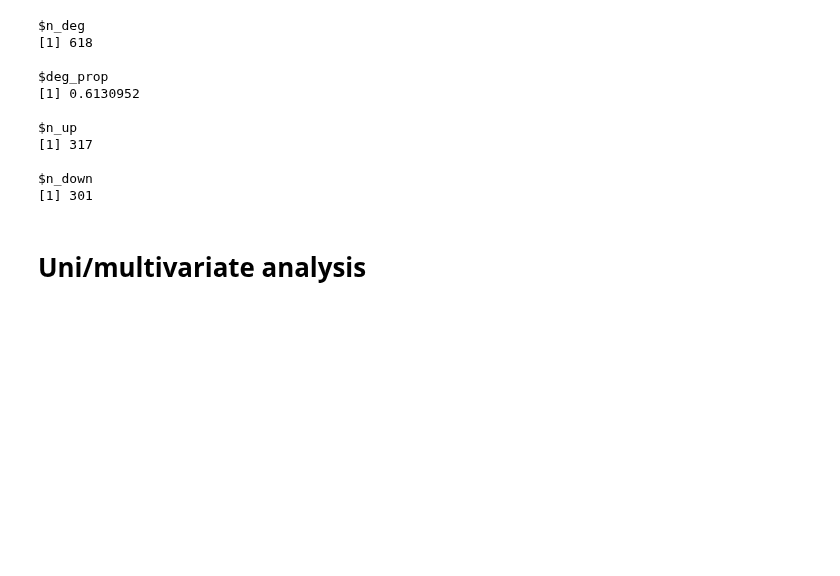
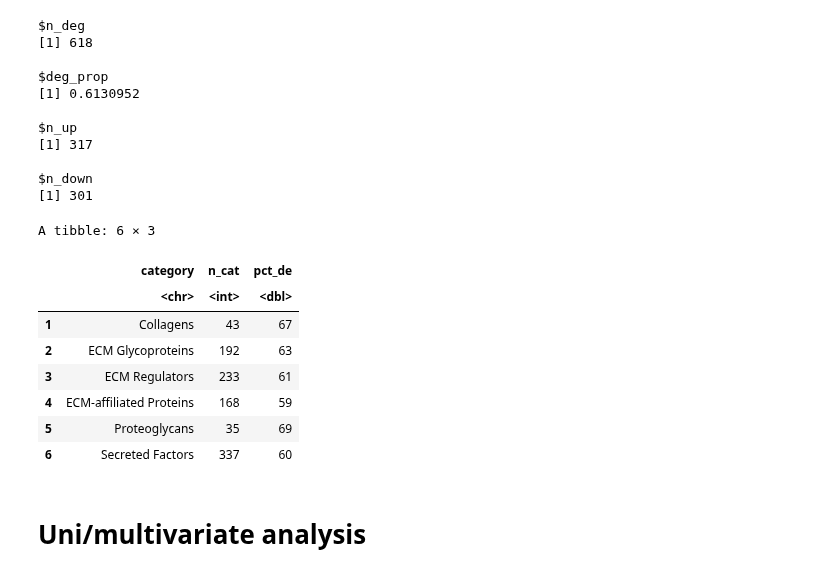
Before and after one commit to fogg-lab/characterizing-ecm-transcriptome-of-endometriosis, a Jupyter notebook: meta_analysis/gene_lists_and_meta.ipynb, the cells around one changed output. Saved outputs shown, nothing was run; the diff lists cells and outputs as text; code cells hidden in the pictures; blank space fills up the shorter version.

```diff
--- a/meta_analysis/gene_lists_and_meta.ipynb
+++ b/meta_analysis/gene_lists_and_meta.ipynb
@@ -116,6 +116,28 @@ $n_up
 
 $n_down
 [1] 301
+# %%
+matrisome_df %>%
+    filter(gene_symbol %in% norm_counts_df$geneID) %>%
+    rename(geneID = gene_symbol) %>%
+    left_join(deseq_results_df, by = c("geneID")) %>%
+    mutate(de = abs(lfc) > lfc_thresh & qval < q_deg_thresh) %>%
+    group_by(category) %>%
+    summarize(n_cat = n(), pct_de = round(sum(de, na.rm = TRUE) / n_cat * 100))
+# deseq_results_df %>%
+#     inner_join(matrisome_df, by = c("geneID" = "gene_symbol")) %>%
+#     select(geneID, category, lfc, qval) %>%
+#     mutate(de = )
+# %% [output]
+A tibble: 6 × 3
+|  | category | n_cat | pct_de |
+|  | <chr> | <int> | <dbl> |
+| 1 | Collagens | 43 | 67 |
+| 2 | ECM Glycoproteins | 192 | 63 |
+| 3 | ECM Regulators | 233 | 61 |
+| 4 | ECM-affiliated Proteins | 168 | 59 |
+| 5 | Proteoglycans | 35 | 69 |
+| 6 | Secreted Factors | 337 | 60 |
 # %% [markdown]
 # Uni/multivariate analysis
 # %% [markdown]
```
Also changed, not shown: parts of 3 cells of this notebook, 7 other files.
